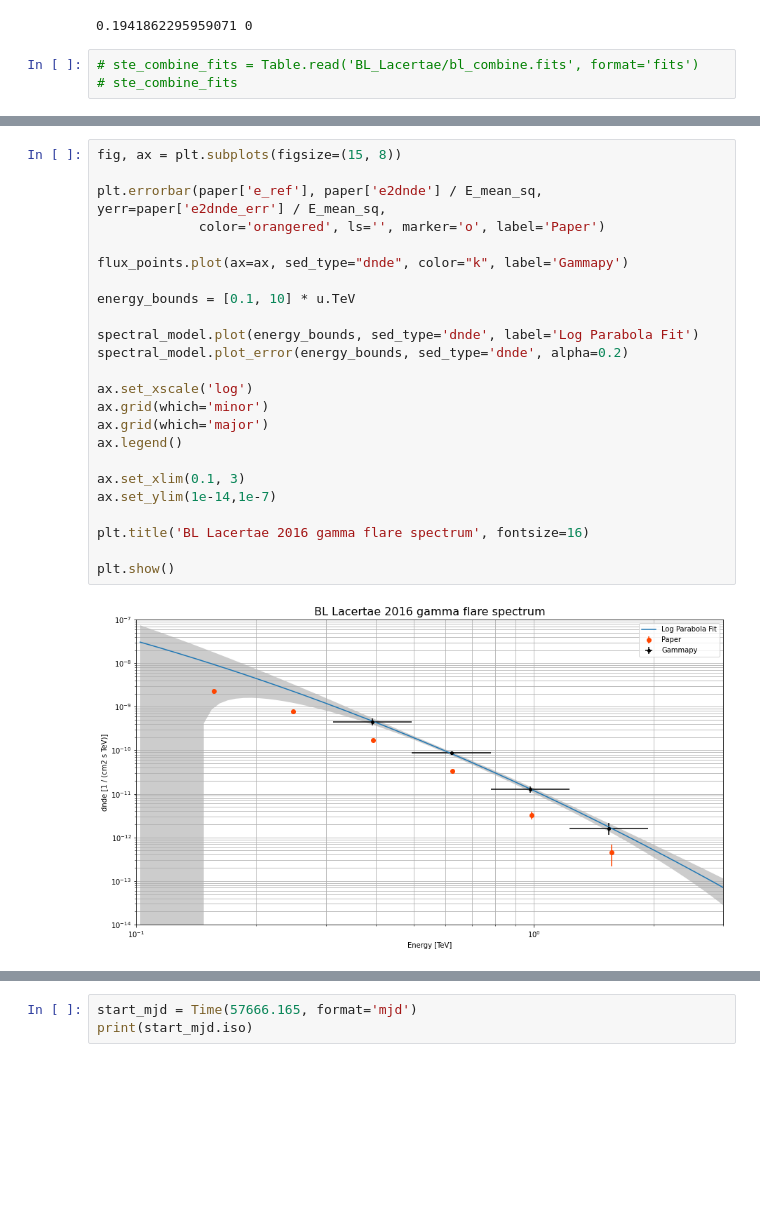
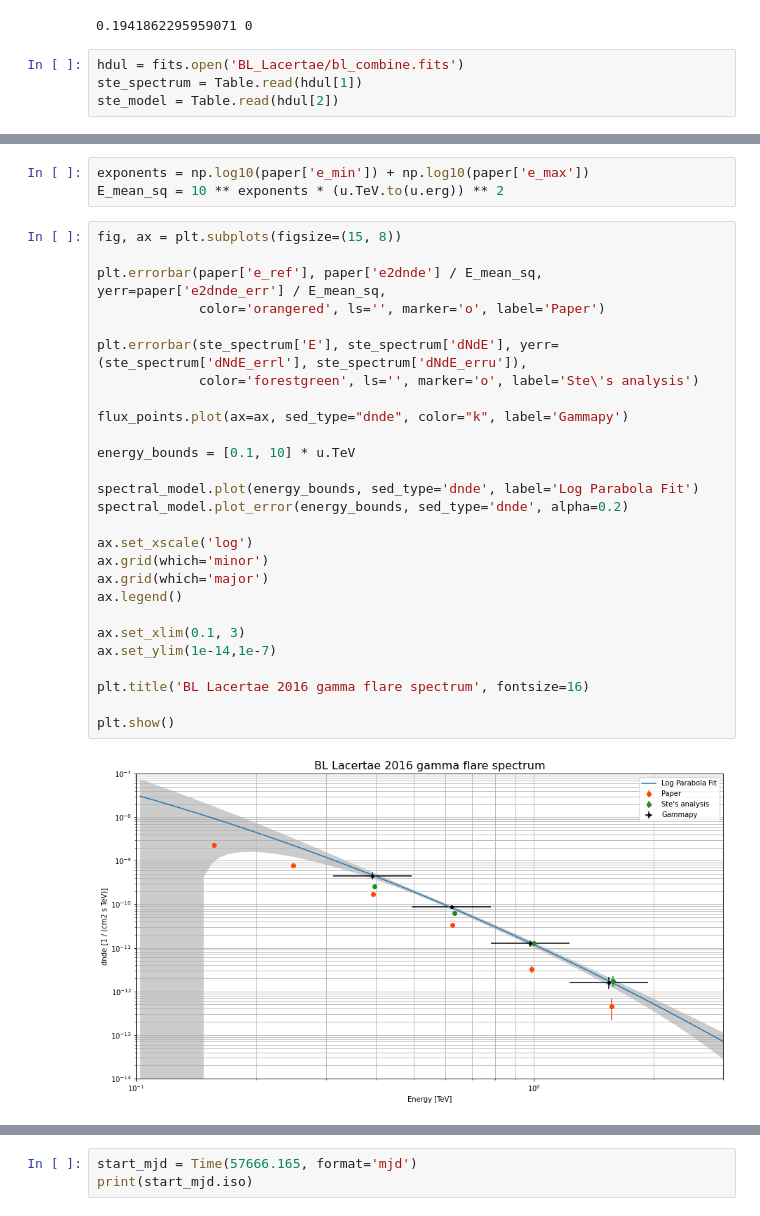
Before and after one commit to leandrorizk/VERITAS_Summer, a Jupyter notebook: Recreating_BL_Lacertae_2016_gamma_flare_plots.ipynb, the cells around one changed output, grey strips where cells are left out. Drawn from its saved outputs; the diff is of its cells as text; blank space fills up the shorter version.

```diff
--- a/Recreating_BL_Lacertae_2016_gamma_flare_plots.ipynb
+++ b/Recreating_BL_Lacertae_2016_gamma_flare_plots.ipynb
@@ -354,5 +355,6 @@ print(chi_sq, dof)
 # %% [output]
 0.1941862295959071 0
 # %%
-# ste_combine_fits = Table.read('BL_Lacertae/bl_combine.fits', format='fits')
-# ste_combine_fits
+hdul = fits.open('BL_Lacertae/bl_combine.fits')
+ste_spectrum = Table.read(hdul[1])
+ste_model = Table.read(hdul[2])
@@ -377,26 +387,32 @@ other_E_mean_sq = (paper['e_ref'] * u.TeV.to(u.erg)) ** 2
+# %%
+exponents = np.log10(paper['e_min']) + np.log10(paper['e_max'])
+E_mean_sq = 10 ** exponents * (u.TeV.to(u.erg)) ** 2
 # %%
 fig, ax = plt.subplots(figsize=(15, 8))
 
 plt.errorbar(paper['e_ref'], paper['e2dnde'] / E_mean_sq, yerr=paper['e2dnde_err'] / E_mean_sq,
              color='orangered', ls='', marker='o', label='Paper')
+
+plt.errorbar(ste_spectrum['E'], ste_spectrum['dNdE'], yerr=(ste_spectrum['dNdE_errl'], ste_spectrum['dNdE_erru']),
+             color='forestgreen', ls='', marker='o', label='Ste\'s analysis')
 
 flux_points.plot(ax=ax, sed_type="dnde", color="k", label='Gammapy')
 
 energy_bounds = [0.1, 10] * u.TeV
 
 spectral_model.plot(energy_bounds, sed_type='dnde', label='Log Parabola Fit')
 spectral_model.plot_error(energy_bounds, sed_type='dnde', alpha=0.2)
 
 ax.set_xscale('log')
 ax.grid(which='minor')
 ax.grid(which='major')
 ax.legend()
 
 ax.set_xlim(0.1, 3)
 ax.set_ylim(1e-14,1e-7)
 
 plt.title('BL Lacertae 2016 gamma flare spectrum', fontsize=16)
 
 plt.show()
 # %% [output]
-[figure, old version]
+[figure, new version]
```
Also changed, not shown: parts of 41 cells of this notebook, 2 other files.
